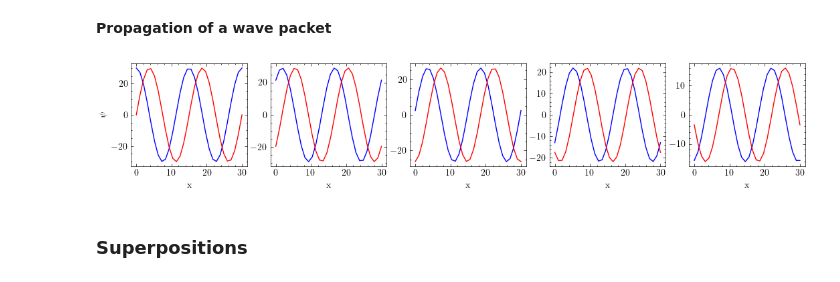
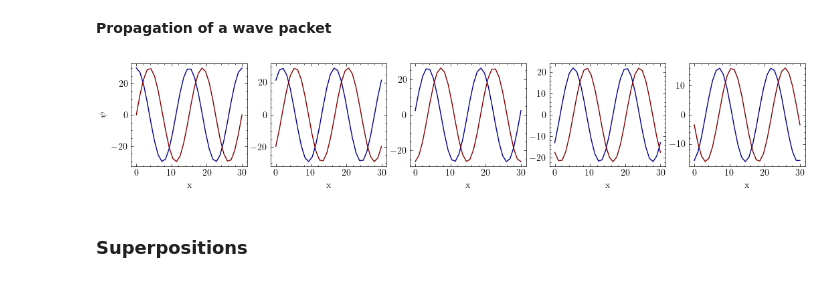
Before and after one commit to istmarc/quantum-mechanics, a Jupyter notebook: Free particle.ipynb, the cells around one changed output. Saved outputs shown, nothing was run; the diff lists cells and outputs as text; code cells hidden in the pictures.

```diff
--- a/Free particle.ipynb
+++ b/Free particle.ipynb
@@ -147,19 +147,19 @@ plt.show()
 # %%
 fig, ax = plt.subplots(1, 5, figsize=(13, 2))
 for t in range(0, 5):
     psi_t = psi[:, t]
     # Real and imag part
     real_t = [np.real(_psi) for _psi in psi_t]
     imag_t = [np.imag(_psi) for _psi in psi_t]
     # Plot
-    ax[t].plot(xi, real_t, color = "blue")
-    ax[t].plot(xi, imag_t, color = "red")
+    ax[t].plot(xi, real_t, color = "darkblue")
+    ax[t].plot(xi, imag_t, color = "maroon")
     ax[t].set_xlabel("x")
     if t == 0:
         ax[t].set_ylabel(r"$\psi$")
 plt.show()
 # %% [output]
-[figure, old version]
+[figure, new version]
 # %% [markdown]
 ### Superpositions
 # %% [markdown]
```
Also changed, not shown: parts of 2 cells of this notebook.
